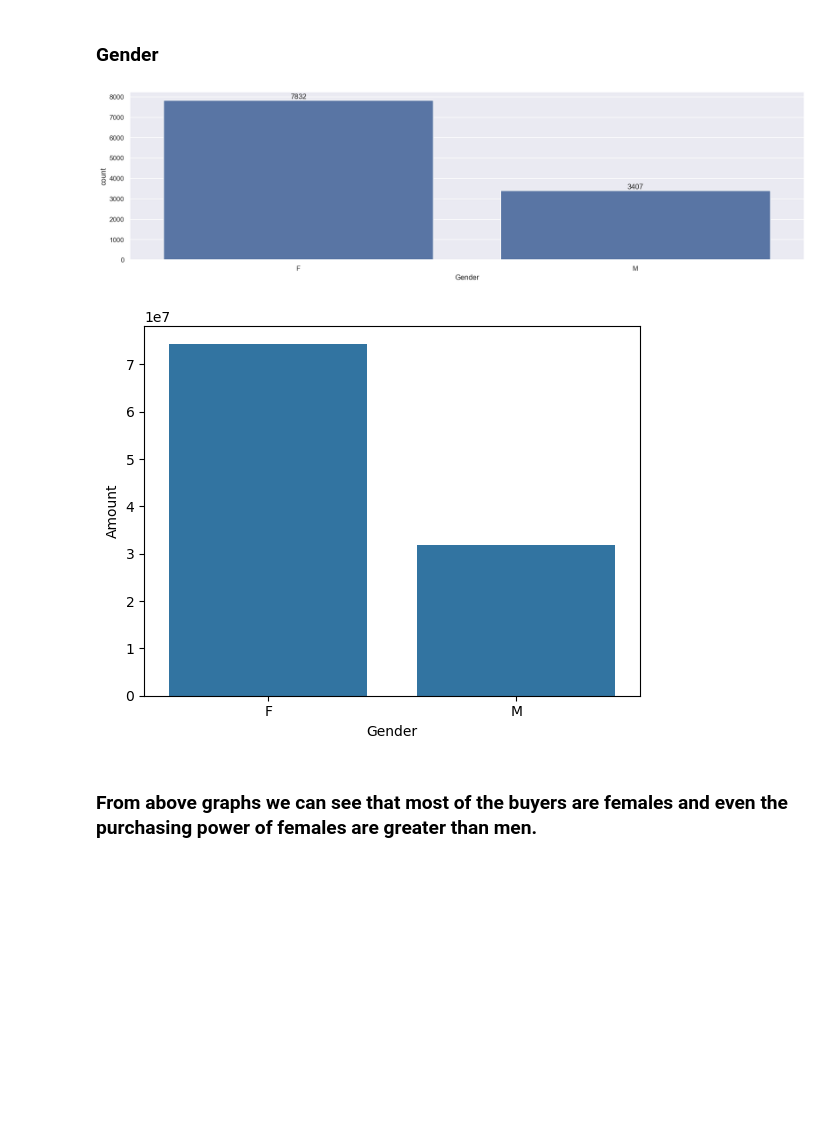
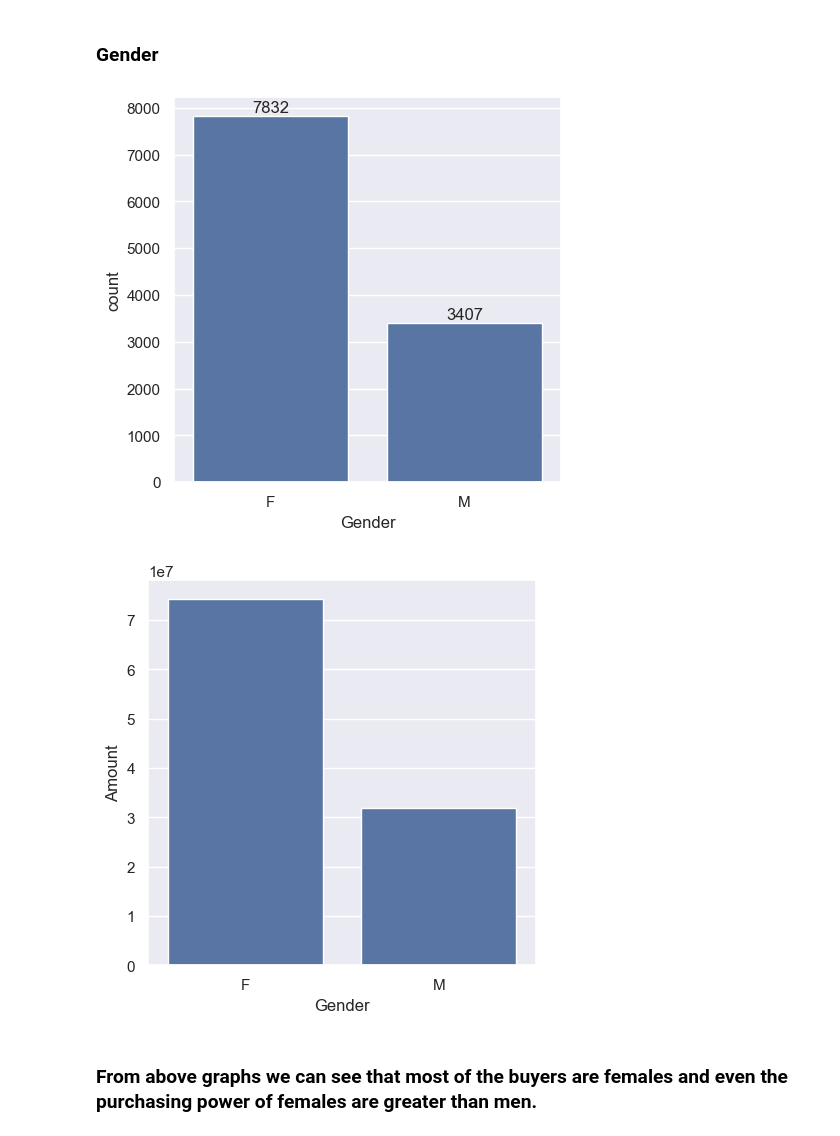
Before and after one commit to SakshiBagul1610/Diwali_Sales_Analysis, a Jupyter notebook: model.ipynb, the cells around one changed output. Drawn from its saved outputs; the diff is of its cells as text; code cells hidden in the pictures; blank space fills up the shorter version.

```diff
--- a/model.ipynb
+++ b/model.ipynb
@@ -129,23 +129,24 @@ df[['Age', 'Orders', 'Amount']].describe()
 ### **Gender**
 # %%
 # plotting a bar chart for Gender and it's count
-
+sns.set(rc={'figure.figsize':(5,5)})
 ax = sns.countplot(x = 'Gender',data = df)
 
 for bars in ax.containers:
     ax.bar_label(bars)
 plt.show()
 # %% [output]
-[figure, old version]
+[figure, new version]
 # %%
 # plotting a bar chart for gender vs total amount
 
 sales_gen = df.groupby(['Gender'], as_index=False)['Amount'].sum().sort_values(by='Amount', ascending=False)
 
+sns.set(rc={'figure.figsize':(5,5)})
 sns.barplot(x = 'Gender',y= 'Amount' ,data = sales_gen)
 plt.show()
 # %% [output]
-[figure, old version]
+[figure, new version]
 # %% [markdown]
 ### From above graphs we can see that most of the buyers are females and even the purchasing power of females are greater than men.
 # %% [markdown]
```
Also changed, not shown: parts of 7 cells of this notebook, 1 other file.
